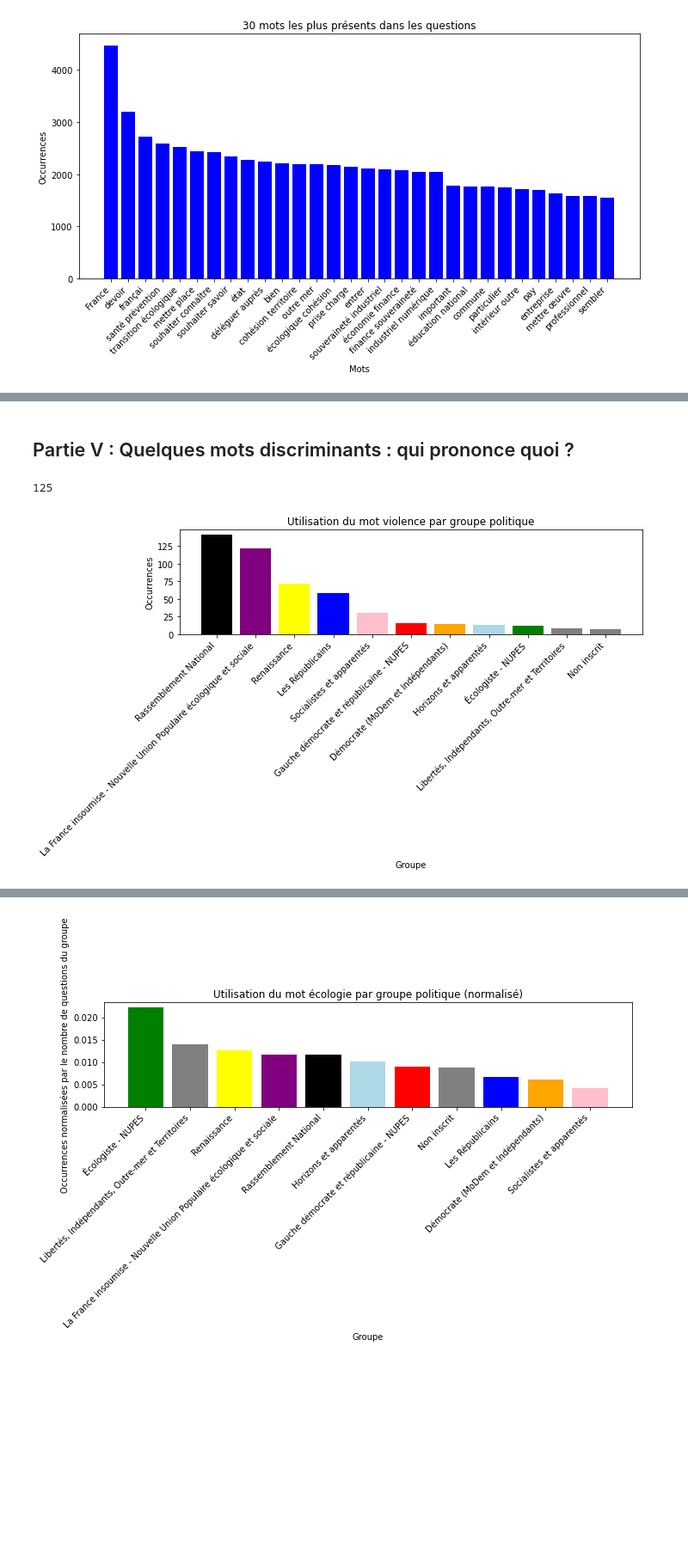
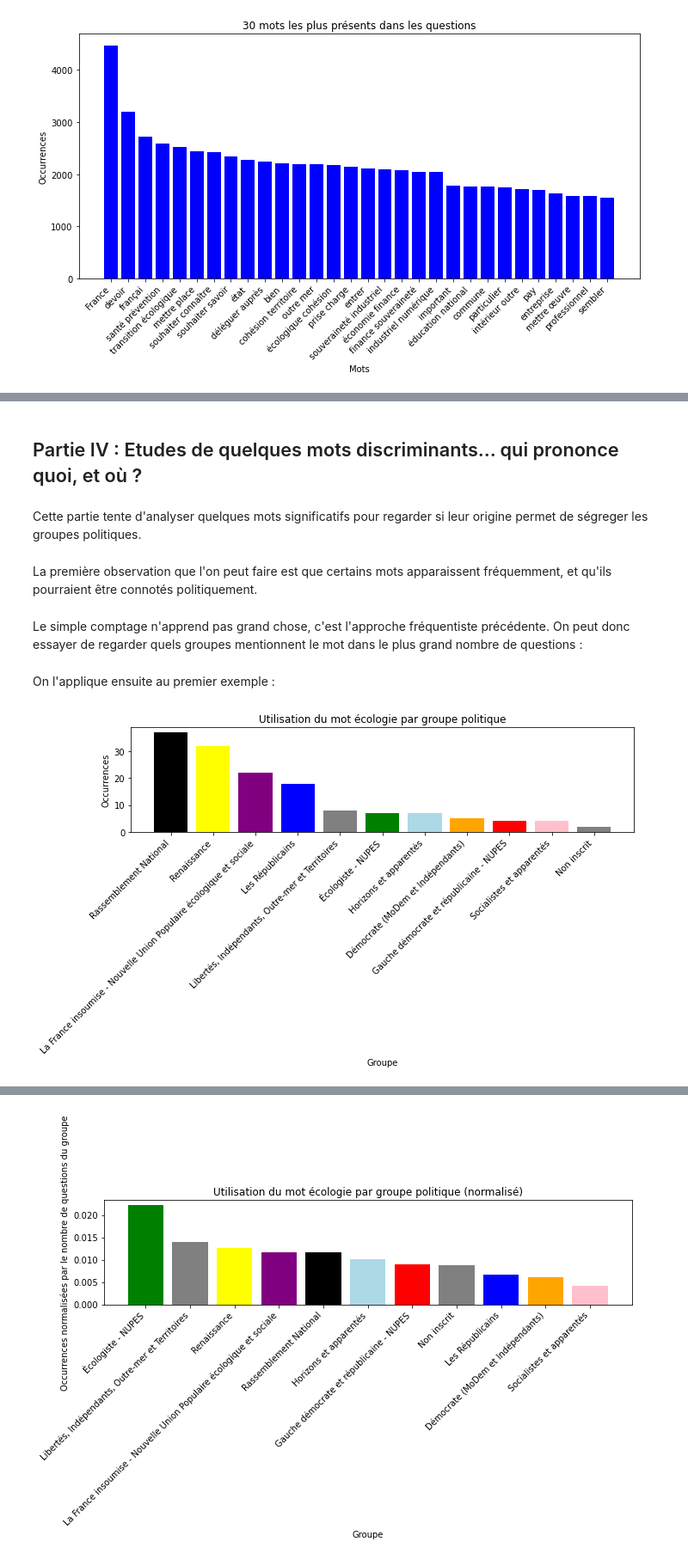
Before and after one commit to jcomperatore/PythonPourLaDataScience, a Jupyter notebook: Statistiques descriptives/Statistiques_descriptives.ipynb, the cells around one changed output, grey strips where cells are left out. Shown at 86% size. Cells and saved outputs as stored; diff of their text form; code cells hidden in the pictures; blank space fills up the shorter version.

```diff
--- a/Statistiques descriptives/Statistiques_descriptives.ipynb
+++ b/Statistiques descriptives/Statistiques_descriptives.ipynb
@@ -369,7 +380,9 @@ Les résultats sont assez décevants :
 # %% [markdown]
-## Partie V : Quelques mots discriminants : qui prononce quoi ?
+## Partie IV : Etudes de quelques mots discriminants... qui prononce quoi, et où ?
-# %%
-occurrences.get("violence")
-# %% [output]
-125
+# %% [markdown]
+Cette partie tente d'analyser quelques mots significatifs pour regarder si leur origine permet de ségreger les groupes politiques.
+# %% [markdown]
+La première observation que l'on peut faire est que certains mots apparaissent fréquemment, et qu'ils pourraient être connotés politiquement.
+# %% [markdown]
+Le simple comptage n'apprend pas grand chose, c'est l'approche fréquentiste précédente. On peut donc essayer de regarder quels groupes mentionnent le mot dans le plus grand nombre de questions :
 # %%
@@ -388,5 +402,7 @@ def qui_prononce_quoi(target_words):
     plot_top_n_keys(dico_prononce, n=30, x="Groupe", y="Occurrences", title = title)
+# %% [markdown]
+On l'applique ensuite au premier exemple :
 # %%
-qui_prononce_quoi(['violence'])
+qui_prononce_quoi(['écologie'])
 # %% [output]
-[figure, old version]
+[figure, new version]
```
Also changed, not shown: parts of 26 cells of this notebook, 1 other file.
